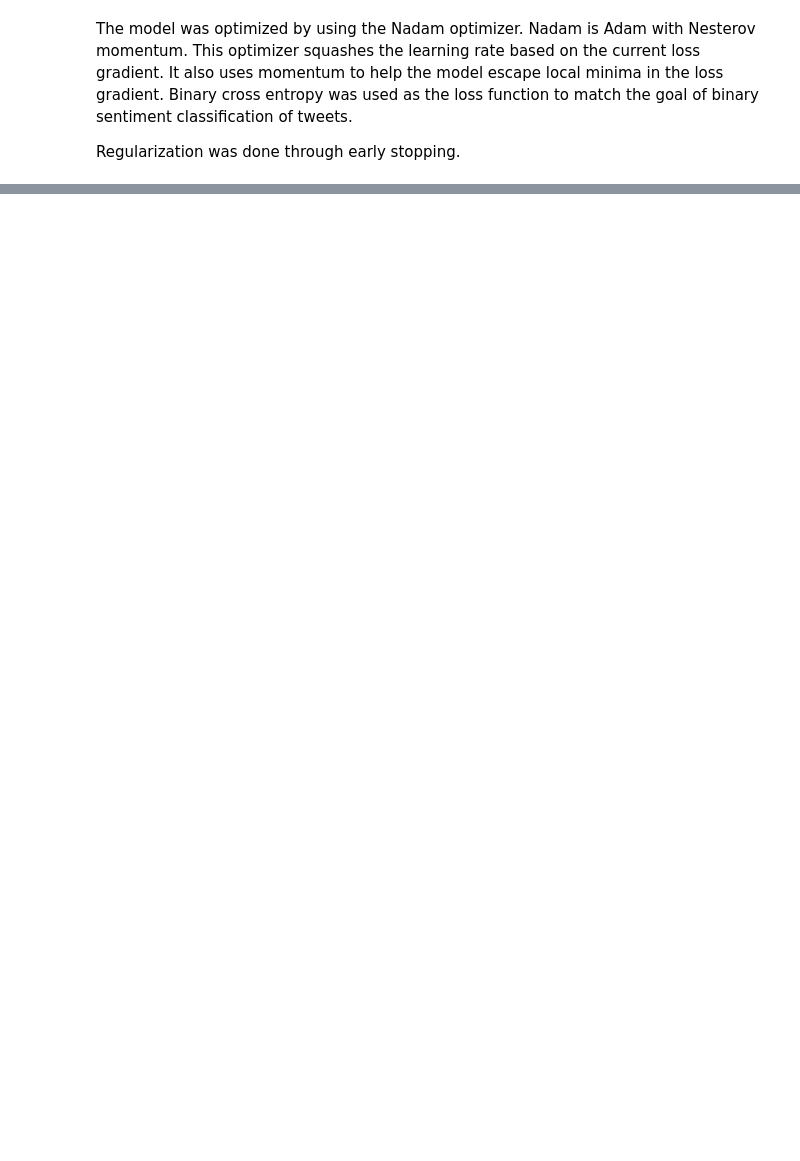
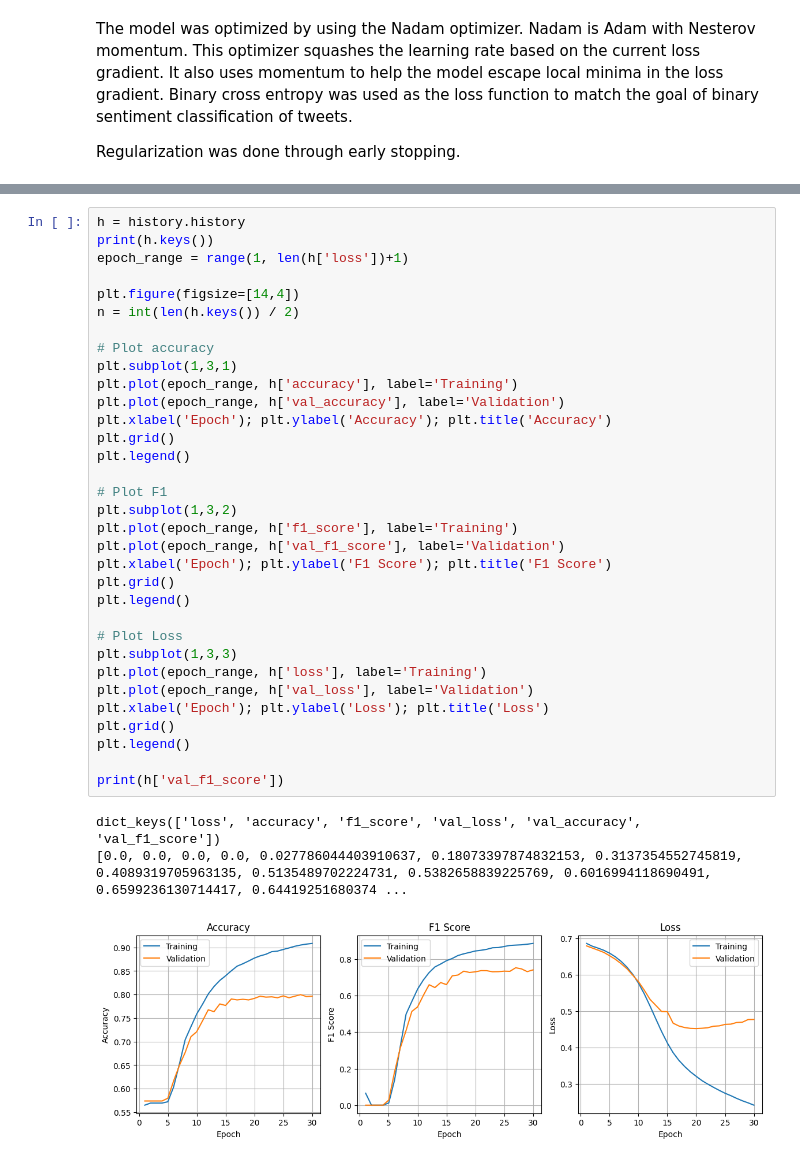
Before and after one commit to wtbtucker/nlp-disaster, a Jupyter notebook: nlp_disaster.ipynb, the cells around one changed output, grey strips where cells are left out. Cells and saved outputs as stored; diff of their text form; blank space fills up the shorter version.

```diff
--- a/nlp_disaster.ipynb
+++ b/nlp_disaster.ipynb
@@ -509,2 +614,39 @@ Hyperparameter tuning (probably will do manually for this project)
+# %%
+h = history.history
+print(h.keys())
+epoch_range = range(1, len(h['loss'])+1)
+
+plt.figure(figsize=[14,4])
+n = int(len(h.keys()) / 2)
+
+# Plot accuracy
+plt.subplot(1,3,1)
+plt.plot(epoch_range, h['accuracy'], label='Training')
+plt.plot(epoch_range, h['val_accuracy'], label='Validation')
+plt.xlabel('Epoch'); plt.ylabel('Accuracy'); plt.title('Accuracy')
+plt.grid()
+plt.legend()
+
+# Plot F1
+plt.subplot(1,3,2)
+plt.plot(epoch_range, h['f1_score'], label='Training')
+plt.plot(epoch_range, h['val_f1_score'], label='Validation')
+plt.xlabel('Epoch'); plt.ylabel('F1 Score'); plt.title('F1 Score')
+plt.grid()
+plt.legend()
+
+# Plot Loss
+plt.subplot(1,3,3)
+plt.plot(epoch_range, h['loss'], label='Training')
+plt.plot(epoch_range, h['val_loss'], label='Validation')
+plt.xlabel('Epoch'); plt.ylabel('Loss'); plt.title('Loss')
+plt.grid()
+plt.legend()
+
+print(h['val_f1_score'])
+# %% [output]
+dict_keys(['loss', 'accuracy', 'f1_score', 'val_loss', 'val_accuracy', 'val_f1_score'])
+[0.0, 0.0, 0.0, 0.0, 0.027786044403910637, 0.18073397874832153, 0.3137354552745819, 0.4089319705963135, 0.5135489702224731, 0.5382658839225769, 0.6016994118690491, 0.6599236130714417, 0.64419251680374 ...
+[figure, added]
 # %% [markdown]
 # Conclusion and Discussion
```
Also changed, not shown: parts of 18 cells of this notebook, 1 other file.
